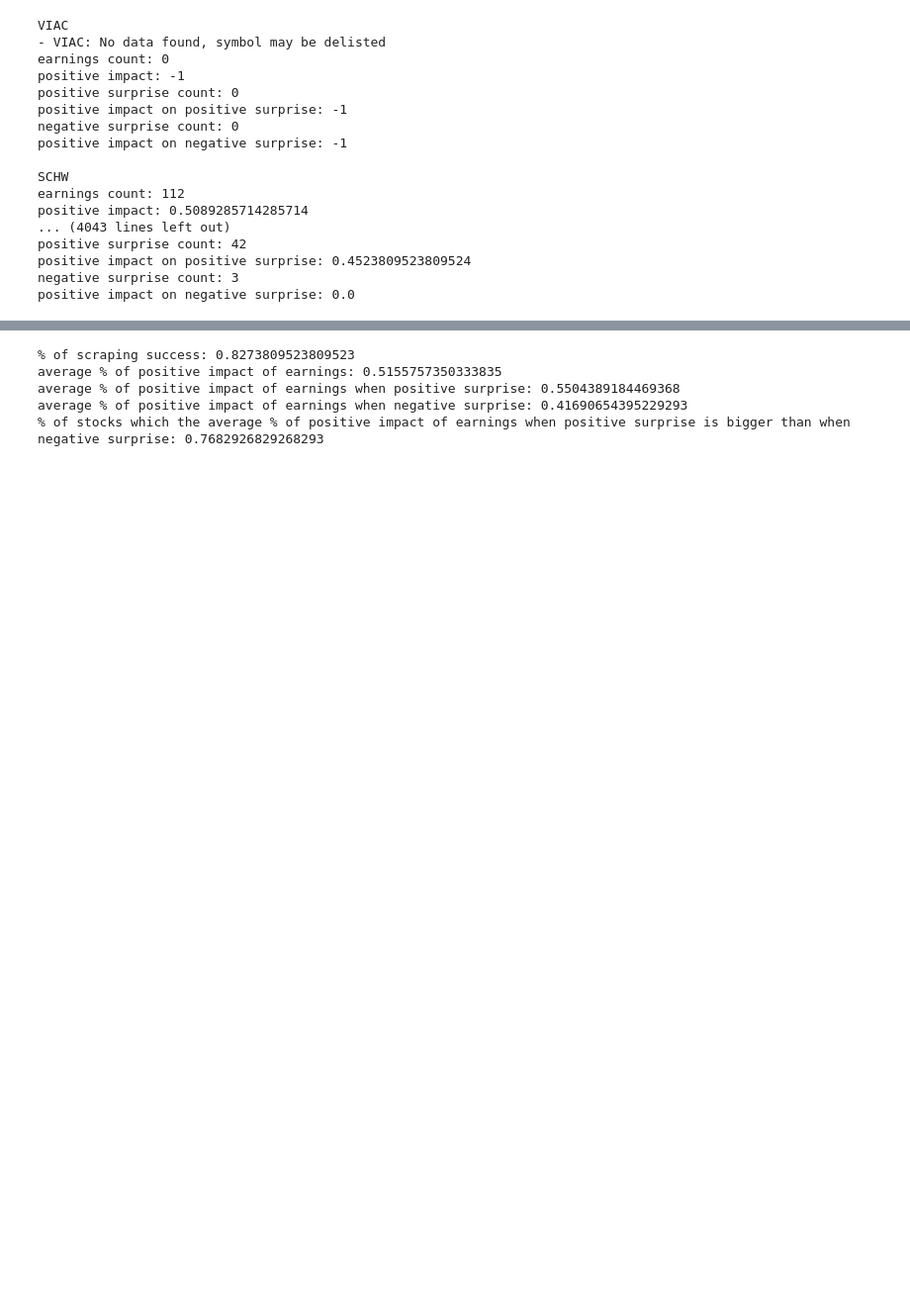
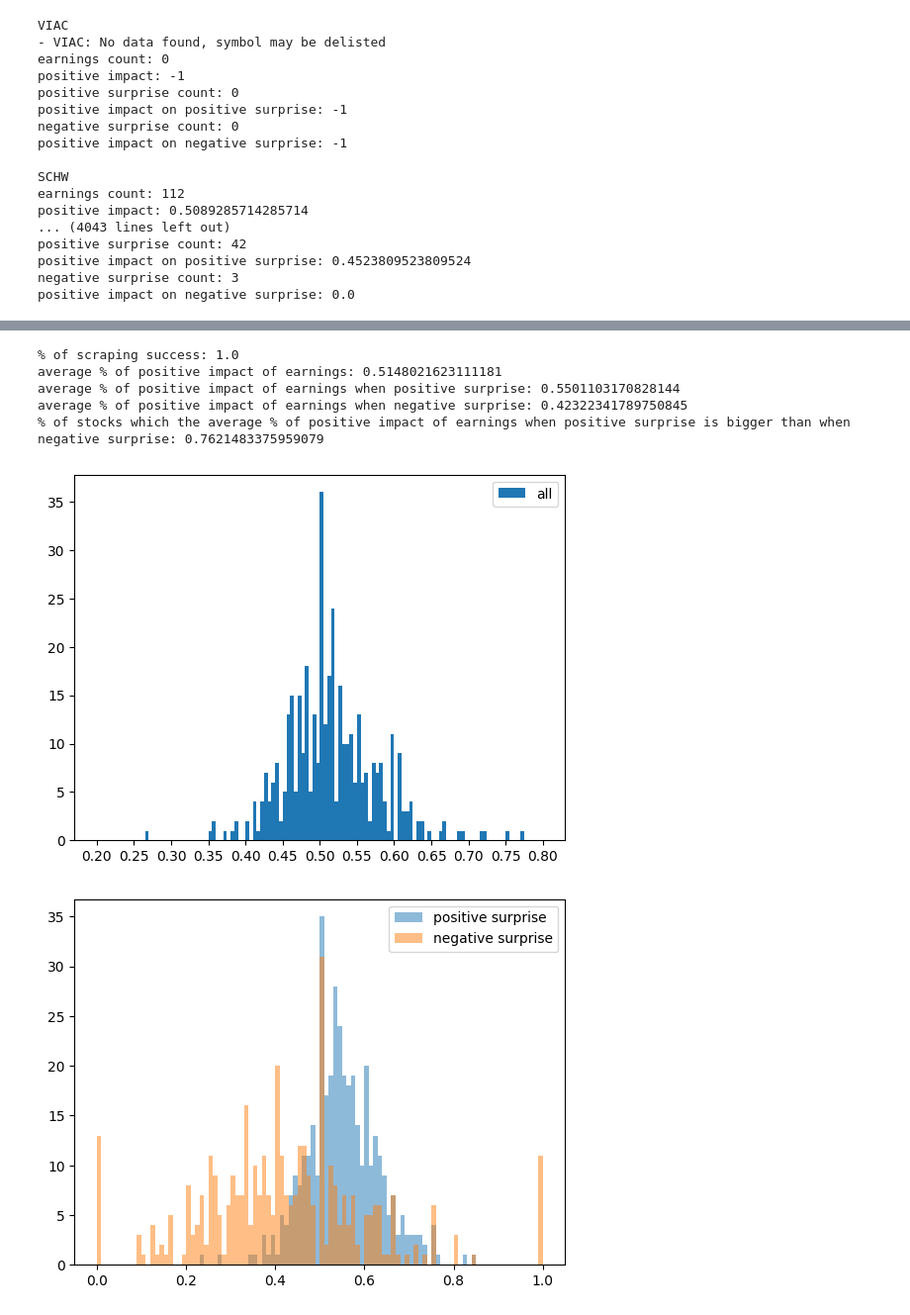
Before and after one commit to alonlerner/finance_project, a Jupyter notebook: earnings_impact.ipynb, the cells around one changed output, grey strips where cells are left out. Shown at 99% size. Drawn from its saved outputs; the diff is of its cells as text; code cells hidden in the pictures; blank space fills up the shorter version.

```diff
--- a/earnings_impact.ipynb
+++ b/earnings_impact.ipynb
@@ -96,0 +95,5 @@ df.to_csv('earnings_impact.csv', index=False)
+# %%
+df = df[df['% of positive impact of earnings'] != -1]
+df = df.reset_index(drop=True)
+df.to_csv('earnings_impact2.csv', index=False)
+df
@@ -112,8 +129,22 @@ for i in range(len(pnfdf)):
         count_pln += 1
 print(f"% of stocks which the average % of positive impact of earnings when positive surprise is bigger than when negative surprise: {count_pln / count}")
 # %% [output]
-% of scraping success: 0.8273809523809523
-average % of positive impact of earnings: 0.5155757350333835
-average % of positive impact of earnings when positive surprise: 0.5504389184469368
-average % of positive impact of earnings when negative surprise: 0.41690654395229293
-% of stocks which the average % of positive impact of earnings when positive surprise is bigger than when negative surprise: 0.7682926829268293
+% of scraping success: 1.0
+average % of positive impact of earnings: 0.5148021623111181
+average % of positive impact of earnings when positive surprise: 0.5501103170828144
+average % of positive impact of earnings when negative surprise: 0.42322341789750845
+% of stocks which the average % of positive impact of earnings when positive surprise is bigger than when negative surprise: 0.7621483375959079
+# %%
+import matplotlib.pyplot as plt
+
+plt.hist(fdf['% of positive impact of earnings'], 120, (0.2, 0.8), label='all')
+plt.xticks([x / 100 for x in range(20,81,5)])
+plt.legend(loc='upper right')
+plt.show()
+plt.hist(fdf['% of positive impact of earnings when positive surprise'], 100, (0, 1), alpha=0.5, label='positive surprise')
+plt.hist(fdf['% of positive impact of earnings when negative surprise'], 100, (0, 1), alpha=0.5, label='negative surprise')
+plt.legend(loc='upper right')
+plt.show()
+# %% [output]
+[figure, added]
+[figure, added]
```
Also changed, not shown: parts of 5 cells of this notebook, 1 other file.
